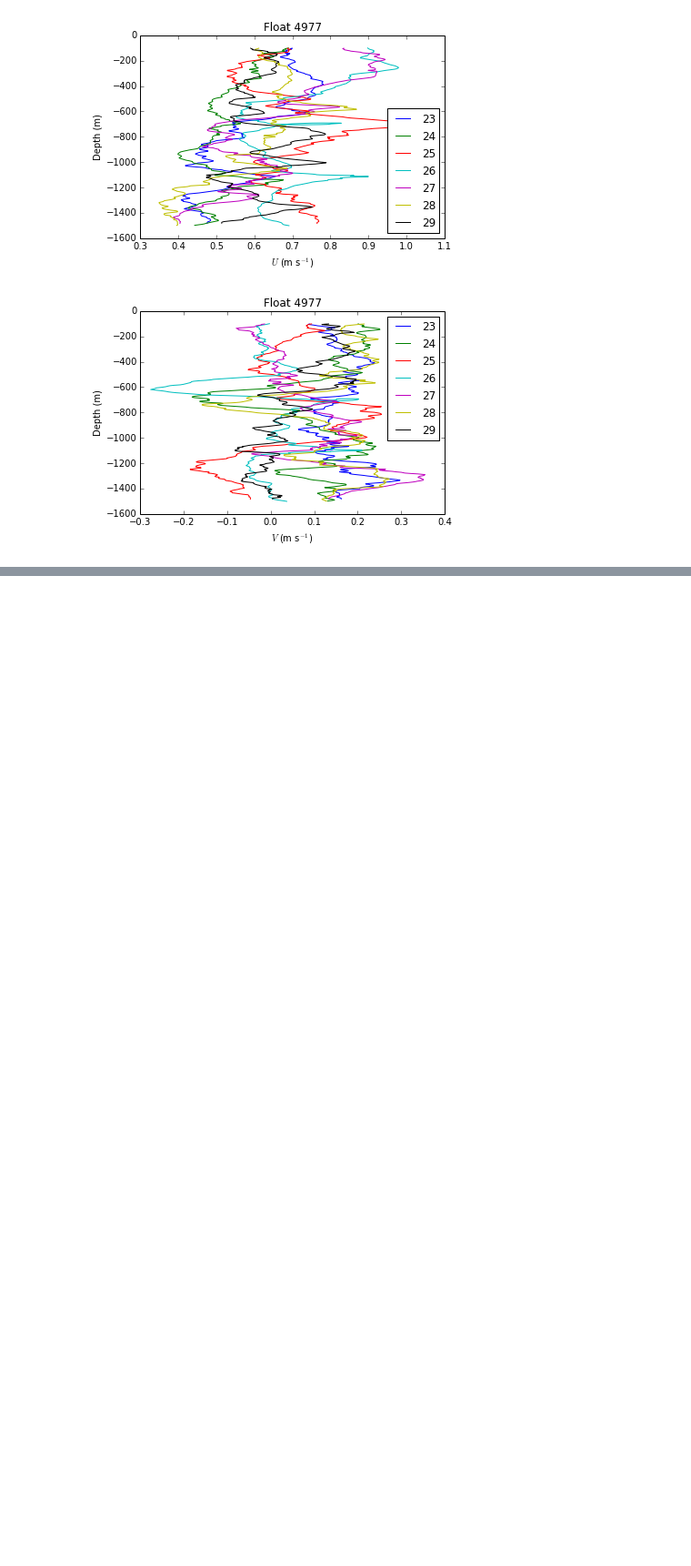
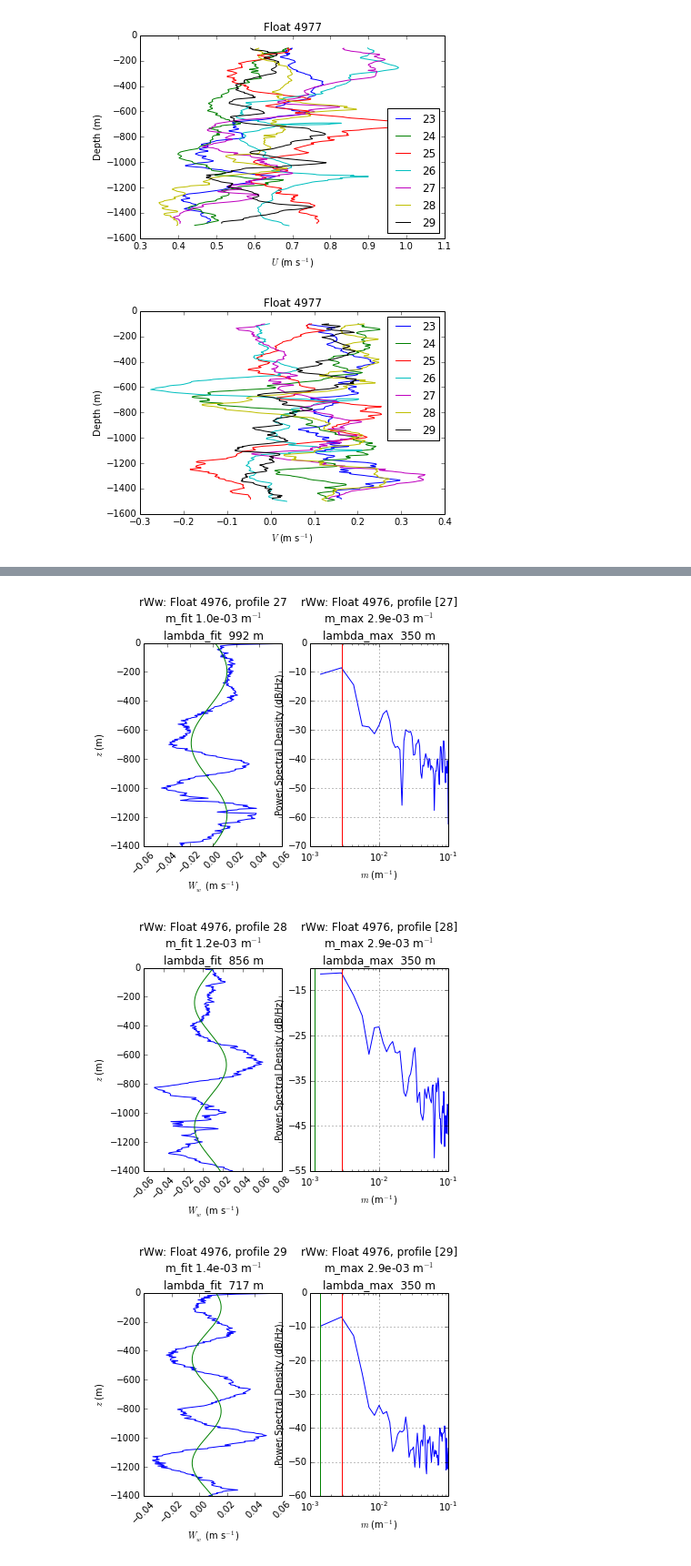
Before and after one commit to jessecusack/DIMES_lee_wave_analysis, a Jupyter notebook: python/Large_wave_analysis.ipynb, the cells around one changed output, grey strips where cells are left out. Shown at 91% size. Cells and saved outputs as stored; diff of their text form; code cells hidden in the pictures; blank space fills up the shorter version.

```diff
--- a/python/Large_wave_analysis.ipynb
+++ b/python/Large_wave_analysis.ipynb
@@ -192,0 +200,61 @@ for Float, hpids in zip([E76, E77], [E76_hpids, E77_hpids]):
+# %%
+import scipy.optimize as op
+import pylab as pyl
+
+def plane_wave(x, A, k, phase, C):
+    return A*np.cos(2*np.pi*(k*x + phase)) + C
+
+dz = 5.
+dk = 1./dz
+
+E76_hpids = np.arange(27, 34)
+E77_hpids = np.arange(23, 30)
+
+var_names = ['rWw']  #['rU_abs', 'rV_abs', 'rWw']
+
+for Float, hpids in zip([E76, E77], [E76_hpids, E77_hpids]):
+
+    for pfl in Float.get_profiles(hpids):
+
+        z = getattr(pfl, 'rz')
+
+        for name in var_names:
+
+            var = getattr(pfl, name)
+            N = var.size
+
+            # Try fitting plane wave.
+            popt, __ = op.curve_fit(plane_wave, z, var,
+                                    p0=[0.1, 1.6e-3, 0., 0.])
+            mfit = popt[1]
+
+            plt.figure()
+            plt.subplot(1, 2, 1)
+
+            plt.plot(var, z, plane_wave(z, *popt), z)
+            plt.xticks(rotation=45)
+            plt.xlabel('$W_w$ (m s$^{-1}$)')
+            plt.ylabel('$z$ (m)')
+            title = ("{}: Float {}, profile {}\nm_fit {:1.1e} m$^{{-1}}$"
+                     "\nlambda_fit {:4.0f} m"
+                     "").format(name, Float.floatID, pfl.hpid[0], mfit, 1./mfit)
+            plt.title(title)
+
+            plt.subplot(1, 2, 2)
+            # Try calculating power spectral density.
+            Pzz, ms = plt.psd(var, NFFT=N//2, Fs=dk,
+                              noverlap=int(0.2*N//2),
+                              detrend=pyl.detrend_linear)
+            plt.gca().set_xscale('log')
+            mmax = ms[Pzz.argmax()]
+            title = ("{}: Float {}, profile {}\nm_max {:1.1e} m$^{{-1}}$"
+                     "\nlambda_max {:4.0f} m"
+                     "").format(name, Float.floatID, pfl.hpid, mmax, 1./mmax)
+            ylim = plt.ylim()
+            plt.plot(2*[mmax], ylim, 'r', 2*[mfit], ylim, 'g')
+            plt.title(title)
+            plt.xlabel('$m$ (m$^{-1}$)')
+# %% [output]
+[figure, added]
+[figure, added]
+[figure, added]
```
Also changed, not shown: parts of 4 cells of this notebook, 1 other file.
